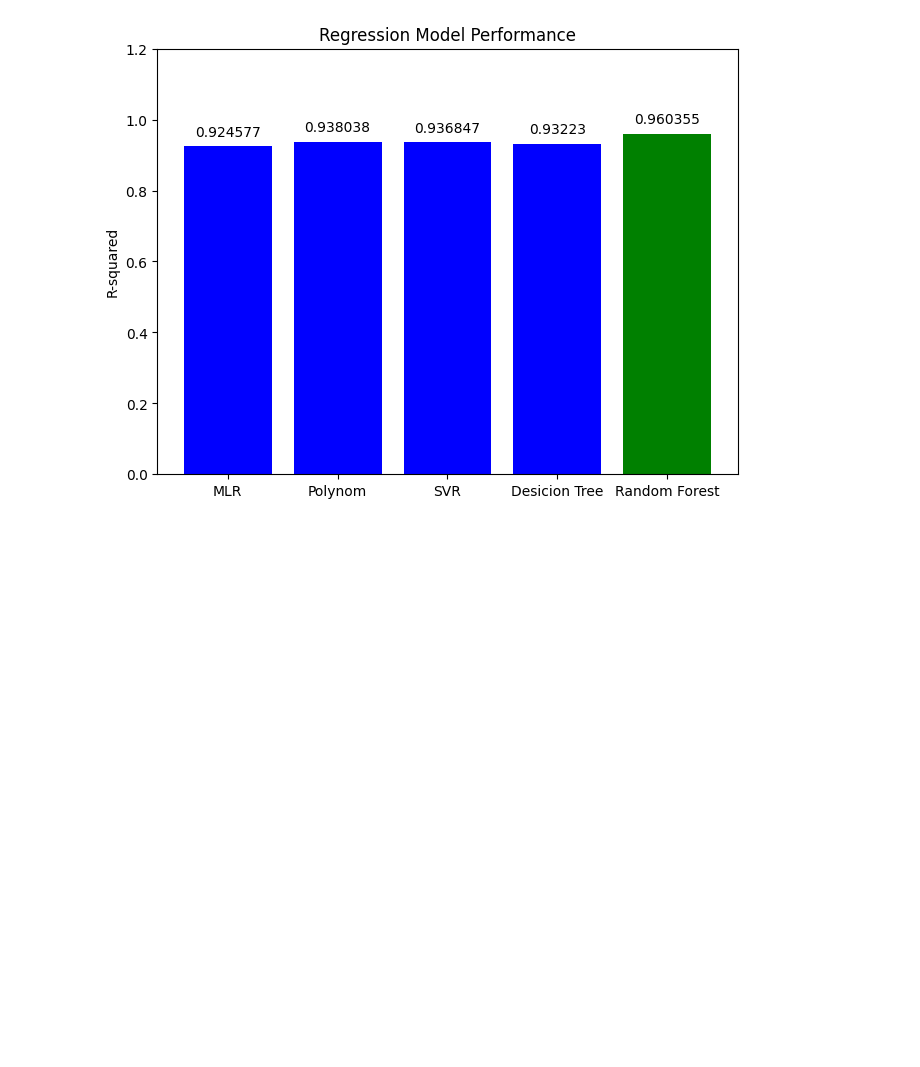
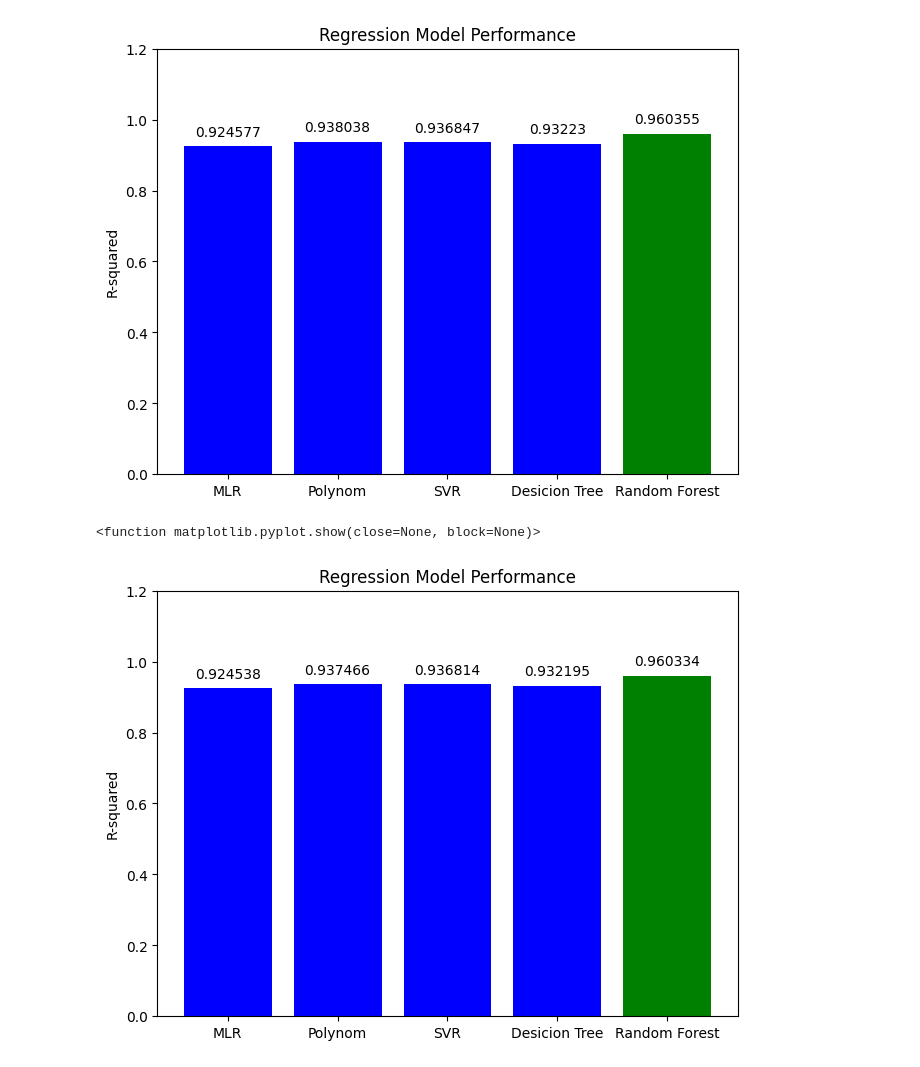
Before and after one commit to jvlad/machine_learning_exercises, a Jupyter notebook: src/model_performance_comparison.ipynb, the cells around one changed output. Saved outputs shown, nothing was run; the diff lists cells and outputs as text; code cells hidden in the pictures; blank space fills up the shorter version.

Commit message:
Added comparison of adjusted_r_squared scores. Implemented: adjusted_r_squared function. Added reporting using statsmodels.formula.api

```diff
--- a/src/model_performance_comparison.ipynb
+++ b/src/model_performance_comparison.ipynb
@@ -75,5 +102,6 @@ regressorP = LinearRegression()
 regressorP.fit(X_train_polynom, y_train)
 predictedP = regressorP.predict(X_test_polynom)
 scoreP = r2_score(y_test, predictedP)
-print(scoreP)
+adjusted_scoreP = adjusted_r_squared(scoreP, X_train_polynom)
+print(adjusted_scoreP)
 # %% [output]
@@ -86,6 +114,7 @@ regressorSVR = SVR(kernel='rbf')
 regressorSVR.fit(X_train_scaled, y_train)
 predictedP = regressorSVR.predict(X_test_scaled)
 scoreSVR = r2_score(y_test, predictedP)
+adjusted_scoreSVR = adjusted_r_squared(scoreSVR, X_train_scaled)
 print(scoreSVR)
 # %% [output]
 0.9368471045505828
@@ -97,7 +126,7 @@ regressorDT = DecisionTreeRegressor(random_state=4)
 regressorDT.fit(X_train_scaled, y_train)
 predictedDT = regressorDT.predict(X_test_scaled)
 scoreDT = r2_score(y_test, predictedDT)
-
+adjusted_scoreDT = adjusted_r_squared(scoreDT, X_train_scaled)
 print(scoreDT)
 # %% [output]
 0.9322301214558856
@@ -109,6 +138,7 @@ regressorRF = RandomForestRegressor(n_estimators=100, random_state=0)
 regressorRF.fit(X_train_scaled, y_train)
 predictedRF = regressorRF.predict(X_test_scaled)
 scoreRF = r2_score(y_test, predictedRF)
+adjusted_scoreRF = adjusted_r_squared(scoreRF, X_train_scaled)
 
 print(scoreRF)
 # %% [output]
@@ -135,3 +165,25 @@ plt.show
 # %% [output]
 <function matplotlib.pyplot.show(close=None, block=None)>
 [figure]
+# %%
+# visualize
+
+import matplotlib.pyplot as plt
+regression_types = ["MLR", "Polynom", "SVR", "Desicion Tree", "Random Forest"]
+adjusted_r2_scores = [adjusted_scoreMLR, adjusted_scoreP, adjusted_scoreSVR, adjusted_scoreDT, adjusted_scoreRF]
+_, ax = plt.subplots(layout='constrained')
+
+def color_with_max_highlithed(values: list[float]) -> list[str]:
+  max_value = max(values)
+  return ['green' if value == max_value else 'blue' for value in values]
+
+bars = ax.bar(regression_types, adjusted_r2_scores, color=color_with_max_highlithed(adjusted_r2_scores))
+ax.bar_label(bars, padding=5)
+ax.set_ylabel('R-squared')
+ax.set_title('Regression Model Performance')
+current_y_ticks = plt.gca().get_yticks()
+plt.yticks(current_y_ticks)
+plt.show
+# %% [output]
+<function matplotlib.pyplot.show(close=None, block=None)>
+[figure, added]
```
Also changed, not shown: parts of 4 cells of this notebook, 2 other files.
